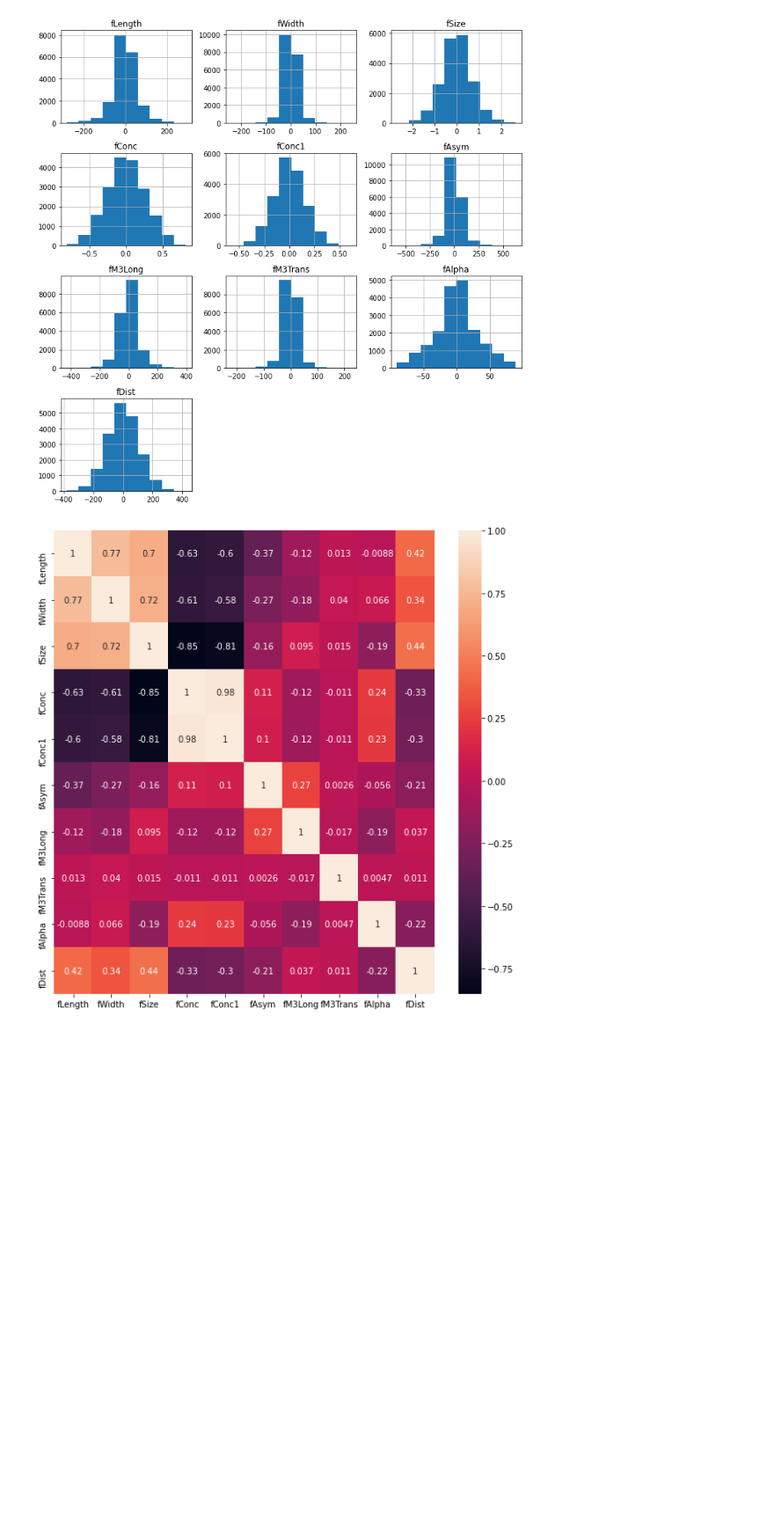
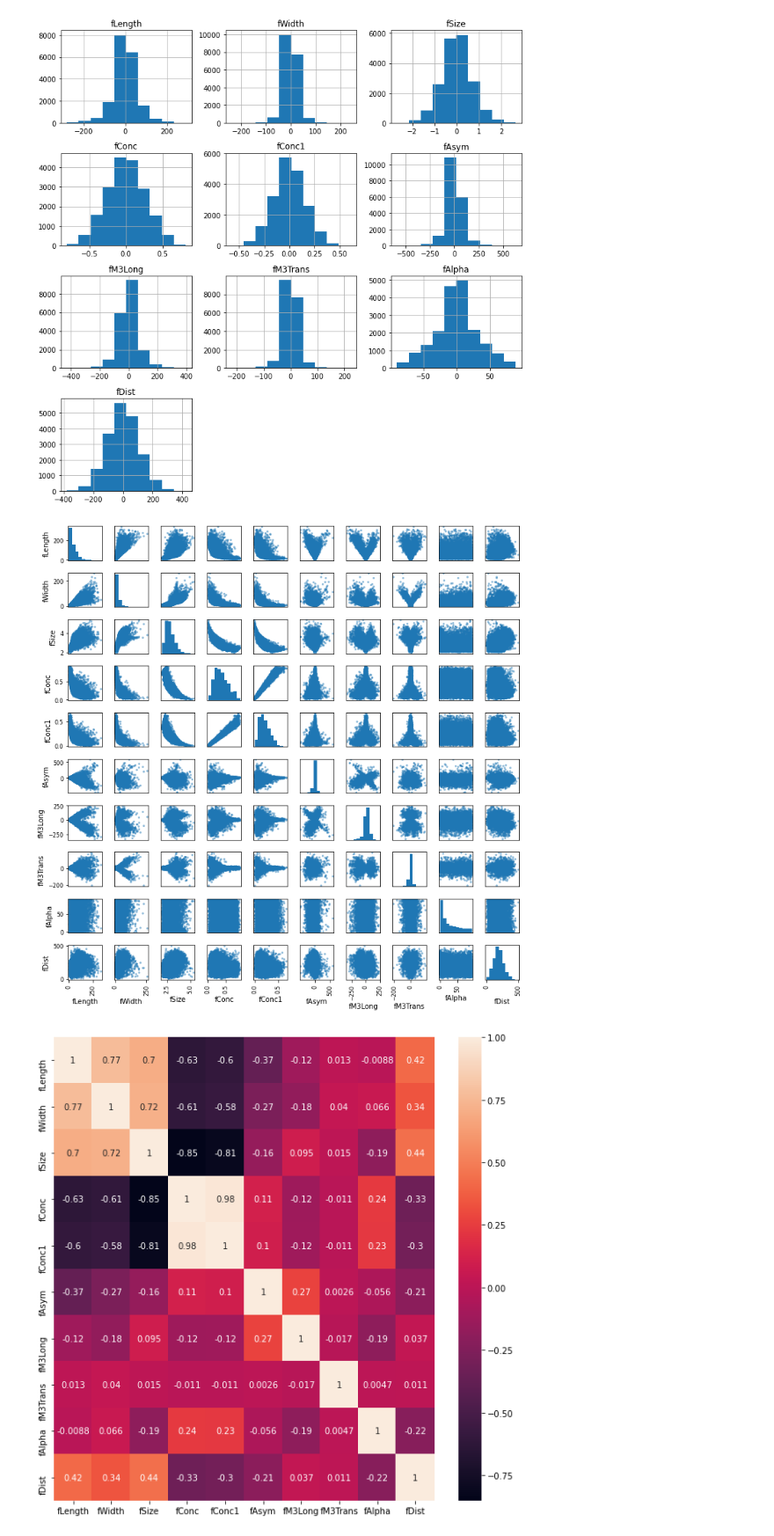
Before and after one commit to byahn2/MagicDatamining, a Jupyter notebook: viz.ipynb, the cells around one changed output. Shown: that part at 88% size. Saved outputs shown, nothing was run; the diff lists cells and outputs as text; code cells hidden in the pictures; blank space fills up the shorter version.

Commit message:
plotted scattermatrix

```diff
--- a/viz.ipynb
+++ b/viz.ipynb
@@ -36,6 +37,16 @@ df.drop("class", axis=1).diff().hist(figsize=(10, 10))
 plt.tight_layout()
 # %% [output]
 [figure]
+# %%
+scatter_matrix(
+    df.drop("class", axis=1),
+    figsize=(10, 10),
+    diagonal="hist"
+)
+plt.tight_layout()
+plt.show()
+# %% [output]
+[figure, added]
 # %%
 corr_mat = df.corr()
 # %%
```
Also changed, not shown: parts of 2 cells of this notebook.
